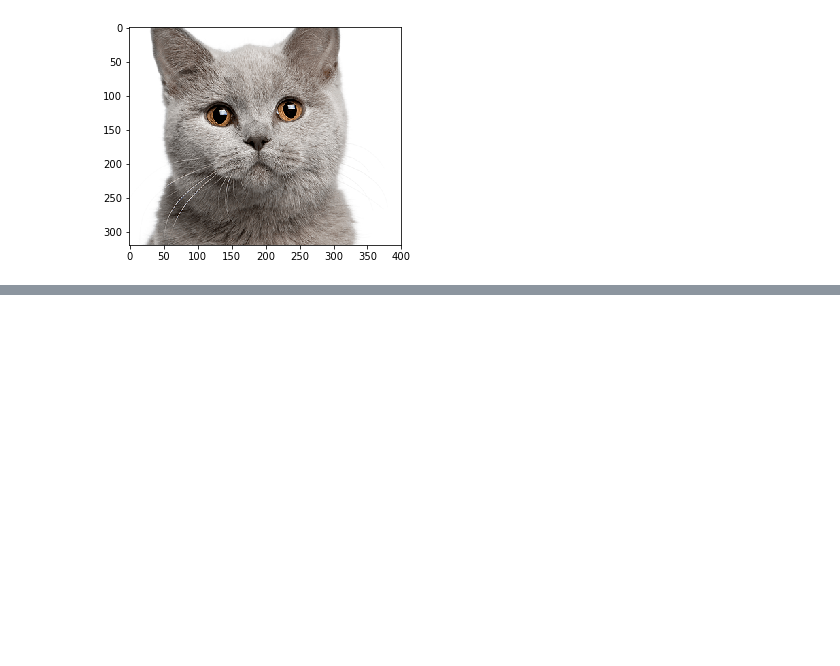
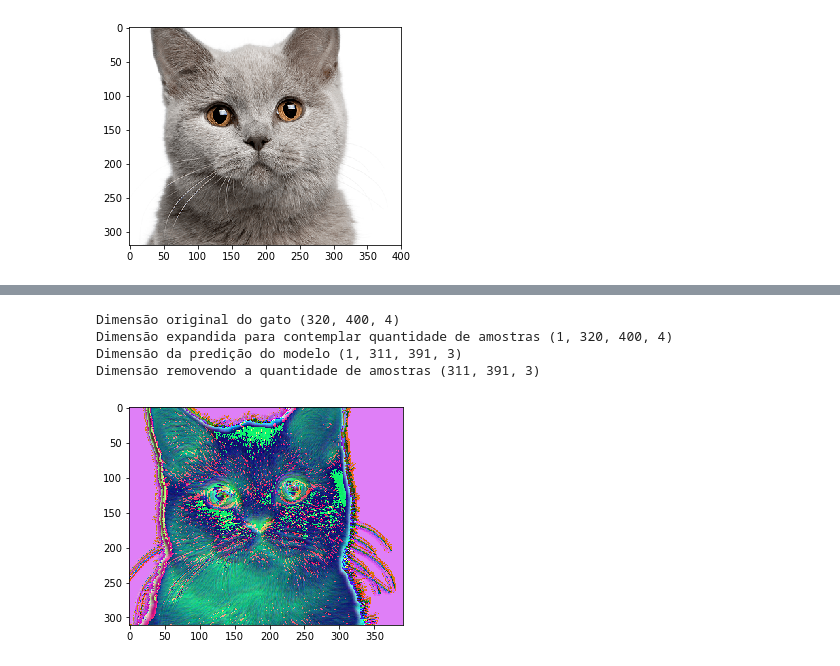
Before and after one commit to pvcastro/deeplearningufg, a Jupyter notebook: Lista Semana 4/procure_o_gato_com_cnn.ipynb, the cells around one changed output, grey strips where cells are left out. Saved outputs shown, nothing was run; the diff lists cells and outputs as text; code cells hidden in the pictures; blank space fills up the shorter version.

```diff
--- a/Lista Semana 4/procure_o_gato_com_cnn.ipynb
+++ b/Lista Semana 4/procure_o_gato_com_cnn.ipynb
@@ -27,0 +82,3 @@ conv_cat = model.predict(cat_batch)
+# %%
+model = Sequential()
+model.add(Convolution2D(3, (10,10), input_shape=cat.shape))
@@ -27,0 +89,8 @@ conv_cat = model.predict(cat_batch)
+# %%
+visualize_cat(model, cat)
+# %% [output]
+Dimensão original do gato (320, 400, 4)
+Dimensão expandida para contemplar quantidade de amostras (1, 320, 400, 4)
+Dimensão da predição do modelo (1, 311, 391, 3)
+Dimensão removendo a quantidade de amostras (311, 391, 3)
+[figure, added]
```
Also changed, not shown: parts of 53 cells of this notebook, 1 other file.
